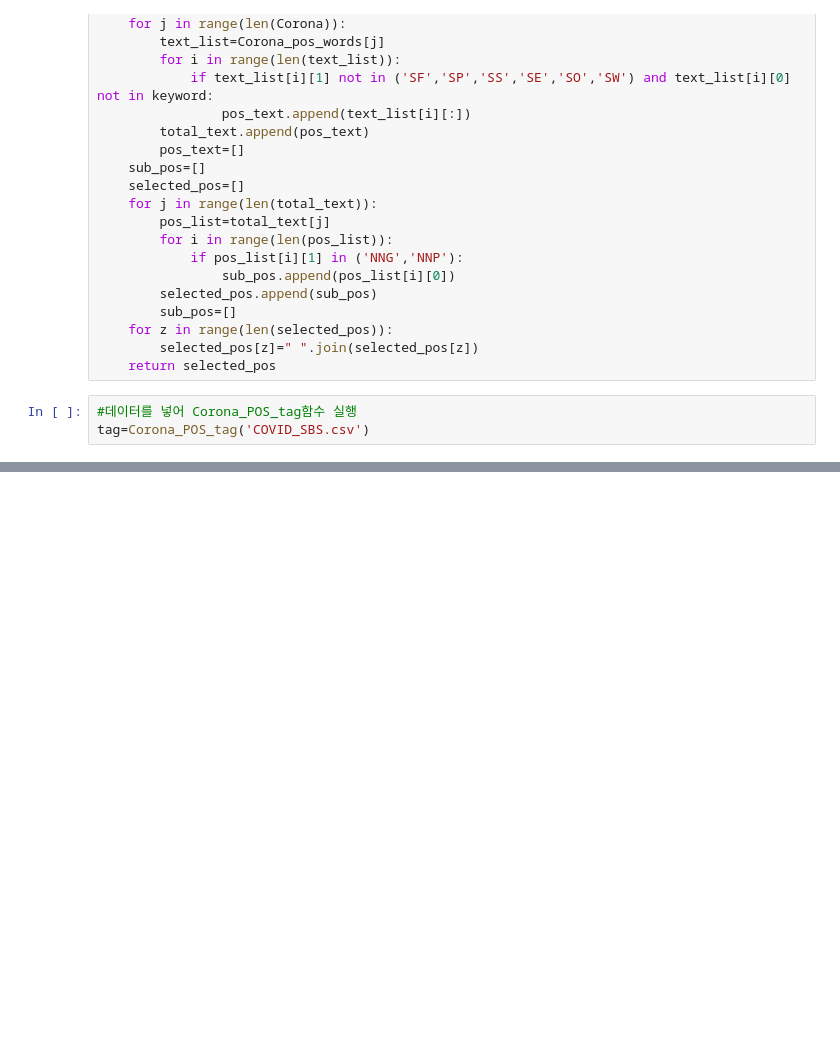
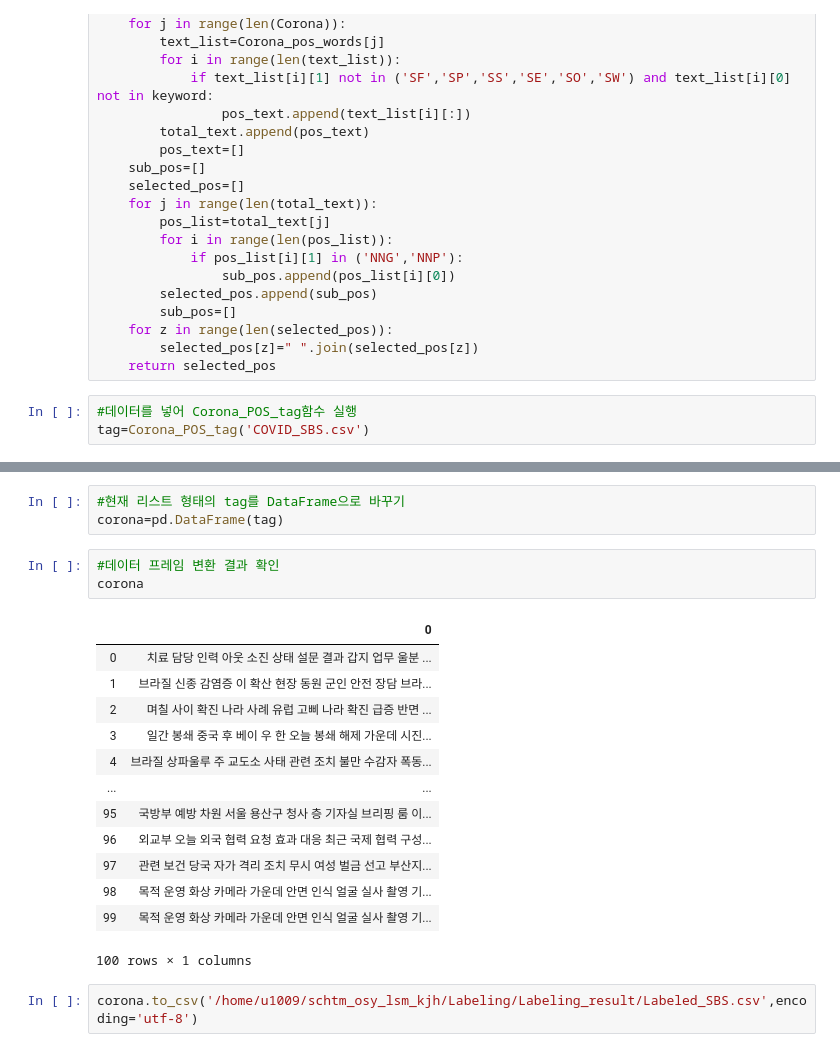
Before and after one commit to NAYANANG/2020_Text-Mining, a Jupyter notebook: Labeling/Labeling_code/Labeling_SBS.ipynb, the cells around one changed output, grey strips where cells are left out. Drawn from its saved outputs; the diff is of its cells as text; blank space fills up the shorter version.

```diff
--- a/Labeling/Labeling_code/Labeling_SBS.ipynb
+++ b/Labeling/Labeling_code/Labeling_SBS.ipynb
@@ -77,3 +77,25 @@ tag
  '관련 보건 당국 자가 격리 조치 무시 여성 벌금 선고 부산지법 형사 단독 부장 판사 감염병 예방 관리 법률 위반 혐의 기소 여성 벌금 선고 부산 부산진구 클럽 방문 날 확진 보건 당국 조사 결과 보건 당국 확진 자와 동선 주거지 자가 격리 통보 오후 주거지 부산역 열차 수원 다음날 오후 열차 부산역 자가 격리 조치 위반 오 부장 판사 당시 확산 사회 폐 ...
  '목적 운영 화상 카메라 가운데 안면 인식 얼굴 실사 촬영 기능 경우 얼굴 영상 저장 금지 개인정보보호위원회 개인정보 과다 수집 오남용 방지 관련 얼굴 촬영 화상 카메라 운영 개인정보 보호 수칙 시행 오늘 이번 수칙 위원회 서울 시설 화상 카메라 현황 점검 결과 촬영 대상자 얼굴 포함 영상 동의 촬영 저장 일부 사례 확인 마련 겁 니다 수칙 적용 대상 온 ...
  '목적 운영 화상 카메라 가운데 안면 인식 얼굴 실사 촬영 기능 경우 얼굴 영상 저장 금지 개인정보보호위원회 개인정보 과다 수집 오남용 방지 관련 얼굴 촬영 화상 카메라 운영 개인정보 보호 수칙 시행 이번 수칙 위원회 서울 시설 화상 카메라 현황 점검 결과 촬영 대상자 얼굴 포함 영상 동의 촬영 저장 일부 사례 확인 마련 수칙 적용 대상 온도 측정 기능  ...
+# %%
+#현재 리스트 형태의 tag를 DataFrame으로 바꾸기
+corona=pd.DataFrame(tag)
+# %%
+#데이터 프레임 변환 결과 확인
+corona
+# %% [output]
+|  | 0 |
+| 0 | 치료 담당 인력 아웃 소진 상태 설문 결과 갑지 업무 울분 ... |
+| 1 | 브라질 신종 감염증 이 확산 현장 동원 군인 안전 장담 브라... |
+| 2 | 며칠 사이 확진 나라 사례 유럽 고삐 나라 확진 급증 반면 ... |
+| 3 | 일간 봉쇄 중국 후 베이 우 한 오늘 봉쇄 해제 가운데 시진... |
+| 4 | 브라질 상파울루 주 교도소 사태 관련 조치 불만 수감자 폭동... |
+| ... | ... |
+| 95 | 국방부 예방 차원 서울 용산구 청사 층 기자실 브리핑 룸 이... |
+| 96 | 외교부 오늘 외국 협력 요청 효과 대응 최근 국제 협력 구성... |
+| 97 | 관련 보건 당국 자가 격리 조치 무시 여성 벌금 선고 부산지... |
+| 98 | 목적 운영 화상 카메라 가운데 안면 인식 얼굴 실사 촬영 기... |
+| 99 | 목적 운영 화상 카메라 가운데 안면 인식 얼굴 실사 촬영 기... |
+100 rows × 1 columns
+# %%
+corona.to_csv('/home/u1009/schtm_osy_lsm_kjh/Labeling/Labeling_result/Labeled_SBS.csv',encoding='utf-8')
```
